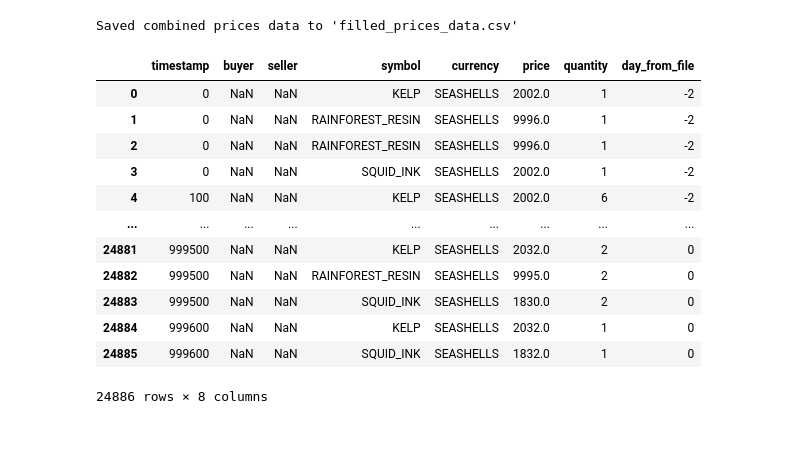
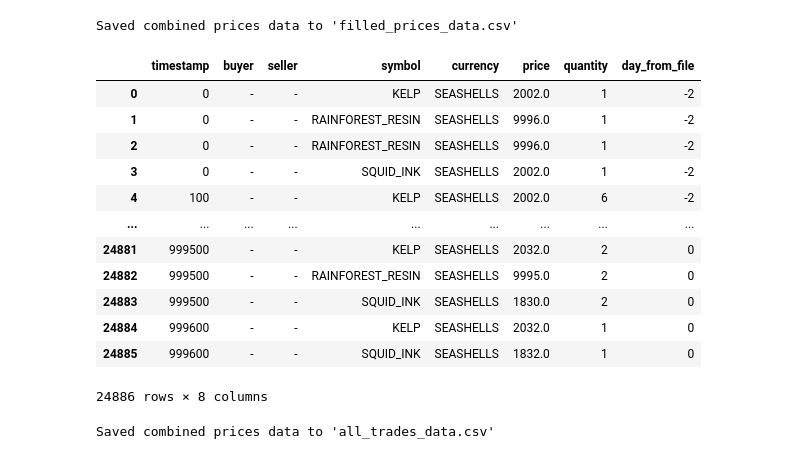
Before and after one commit to bryanmzeng/prosperity3, a Jupyter notebook: tutorial/datacleaning.ipynb, the cells around one changed output. Cells and saved outputs as stored; diff of their text form; code cells hidden in the pictures.

```diff
--- a/tutorial/datacleaning.ipynb
+++ b/tutorial/datacleaning.ipynb
@@ -140,19 +140,26 @@ filled_prices_df.to_csv("all_prices_data.csv", index=False)
 print("Saved combined prices data to 'filled_prices_data.csv'")
 # %% [output]
 Saved combined prices data to 'filled_prices_data.csv'
-# %%
-all_trades_df
-# %% [output]
-|  | timestamp | buyer | seller | symbol | currency | price | quantity | day_from_file |
-| 0 | 0 | NaN | NaN | KELP | SEASHELLS | 2002.0 | 1 | -2 |
-| 1 | 0 | NaN | NaN | RAINFOREST_RESIN | SEASHELLS | 9996.0 | 1 | -2 |
-| 2 | 0 | NaN | NaN | RAINFOREST_RESIN | SEASHELLS | 9996.0 | 1 | -2 |
-| 3 | 0 | NaN | NaN | SQUID_INK | SEASHELLS | 2002.0 | 1 | -2 |
-| 4 | 100 | NaN | NaN | KELP | SEASHELLS | 2002.0 | 6 | -2 |
-| ... | ... | ... | ... | ... | ... | ... | ... | ... |
-| 24881 | 999500 | NaN | NaN | KELP | SEASHELLS | 2032.0 | 2 | 0 |
-| 24882 | 999500 | NaN | NaN | RAINFOREST_RESIN | SEASHELLS | 9995.0 | 2 | 0 |
-| 24883 | 999500 | NaN | NaN | SQUID_INK | SEASHELLS | 1830.0 | 2 | 0 |
-| 24884 | 999600 | NaN | NaN | KELP | SEASHELLS | 2032.0 | 1 | 0 |
-| 24885 | 999600 | NaN | NaN | SQUID_INK | SEASHELLS | 1832.0 | 1 | 0 |
-24886 rows × 8 columns
+# %%
+all_trades_df
+all_trades_df.fillna('-', inplace=True)
+all_trades_df
+# %% [output]
+|  | timestamp | buyer | seller | symbol | currency | price | quantity | day_from_file |
+| 0 | 0 | - | - | KELP | SEASHELLS | 2002.0 | 1 | -2 |
+| 1 | 0 | - | - | RAINFOREST_RESIN | SEASHELLS | 9996.0 | 1 | -2 |
+| 2 | 0 | - | - | RAINFOREST_RESIN | SEASHELLS | 9996.0 | 1 | -2 |
+| 3 | 0 | - | - | SQUID_INK | SEASHELLS | 2002.0 | 1 | -2 |
+| 4 | 100 | - | - | KELP | SEASHELLS | 2002.0 | 6 | -2 |
+| ... | ... | ... | ... | ... | ... | ... | ... | ... |
+| 24881 | 999500 | - | - | KELP | SEASHELLS | 2032.0 | 2 | 0 |
+| 24882 | 999500 | - | - | RAINFOREST_RESIN | SEASHELLS | 9995.0 | 2 | 0 |
+| 24883 | 999500 | - | - | SQUID_INK | SEASHELLS | 1830.0 | 2 | 0 |
+| 24884 | 999600 | - | - | KELP | SEASHELLS | 2032.0 | 1 | 0 |
+| 24885 | 999600 | - | - | SQUID_INK | SEASHELLS | 1832.0 | 1 | 0 |
+24886 rows × 8 columns
+# %%
+all_trades_df.to_csv("all_trades_data.csv", index=False)
+print("Saved combined prices data to 'all_trades_data.csv'")
+# %% [output]
+Saved combined prices data to 'all_trades_data.csv'
```
Also changed, not shown: 9 other files.
